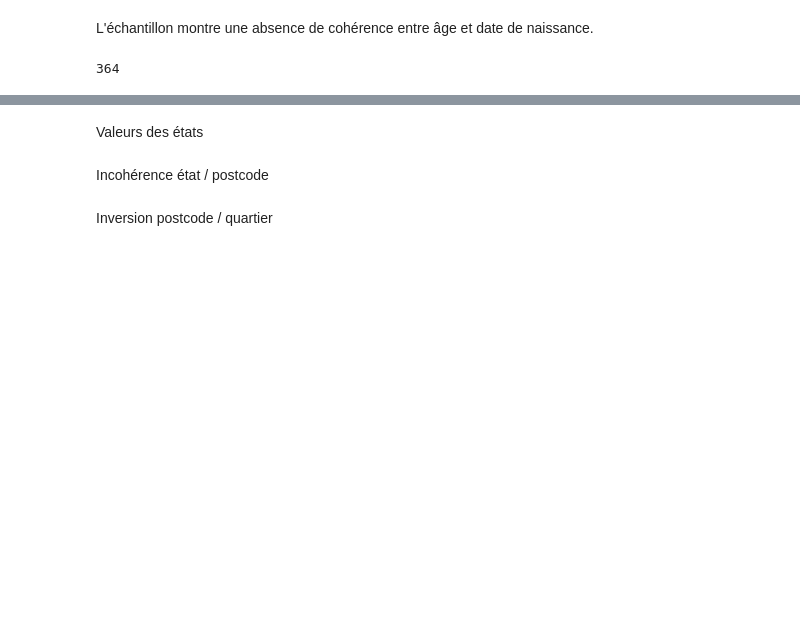
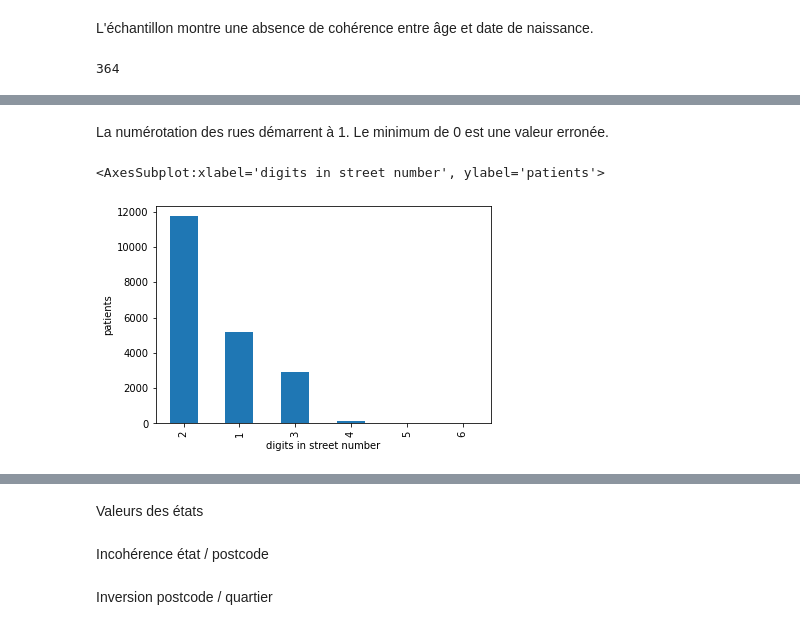
Before and after one commit to ghisvail/inria-aphp-assignment, a Jupyter notebook: qa.ipynb, the cells around one changed output, grey strips where cells are left out. Cells and saved outputs as stored; diff of their text form; code cells hidden in the pictures; blank space fills up the shorter version.

```diff
--- a/qa.ipynb
+++ b/qa.ipynb
@@ -347,0 +390,11 @@ Valeurs manquantes
+# %% [markdown]
+La numérotation des rues démarrent à 1. Le minimum de 0 est une valeur erronée.
+# %%
+street_number = df_patient.street_number.fillna(0).dropna().astype(int)
+
+street_number["number_of_digits"] = street_number.astype(str).str.len()
+
+street_number.number_of_digits.value_counts().plot.bar(xlabel="digits in street number", ylabel="patients")
+# %% [output]
+<AxesSubplot:xlabel='digits in street number', ylabel='patients'>
+[figure, added]
```
Also changed, not shown: parts of 31 cells of this notebook.
